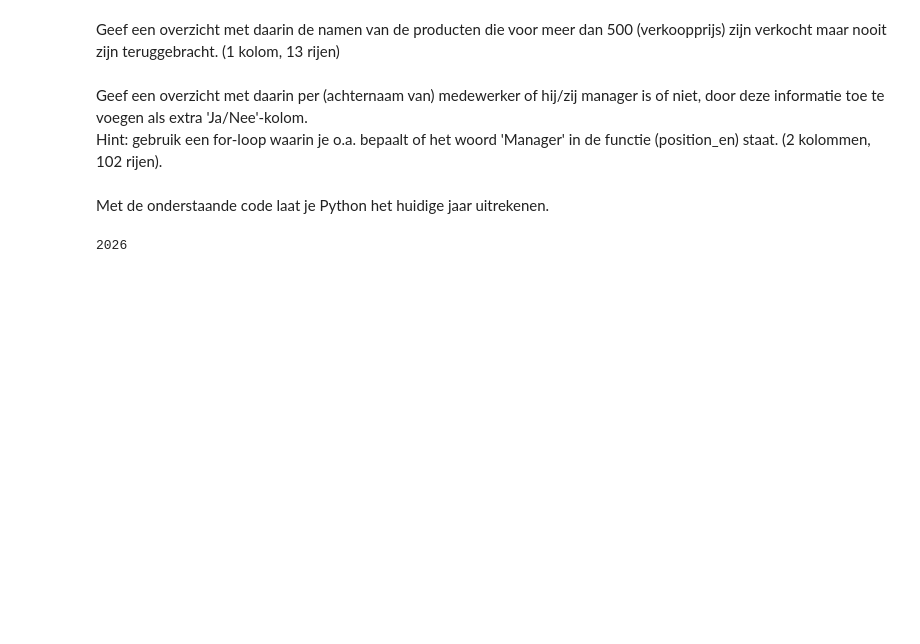
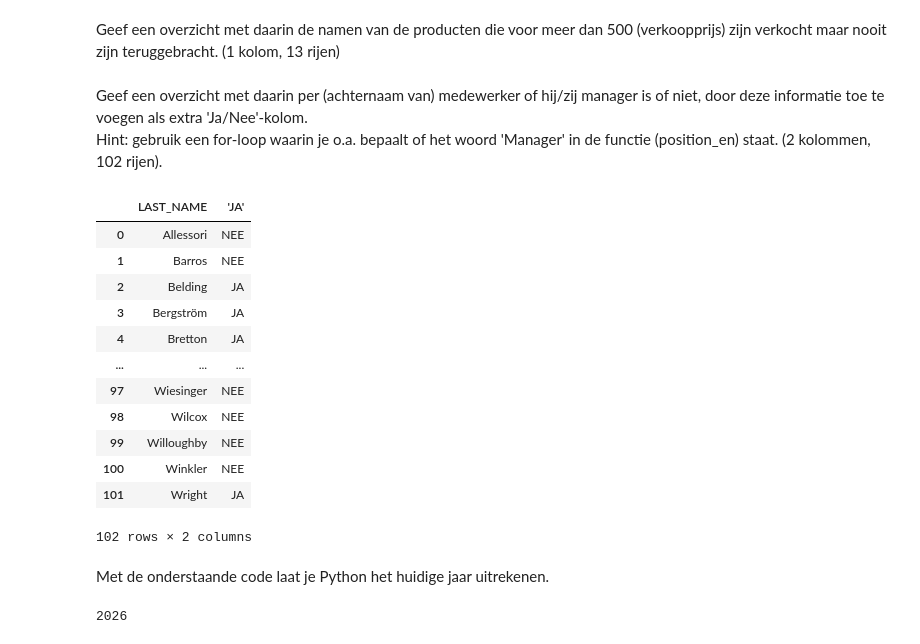
Before and after one commit to alex24106429/DEAI-Portfolio, a Jupyter notebook: week_1/werkcollege_2/Opdrachten_w1_wc2.ipynb, the cells around one changed output. Cells and saved outputs as stored; diff of their text form; code cells hidden in the pictures; blank space fills up the shorter version.

Commit message:
Overzicht achternaam medewerker manager of niet?

```diff
--- a/week_1/werkcollege_2/Opdrachten_w1_wc2.ipynb
+++ b/week_1/werkcollege_2/Opdrachten_w1_wc2.ipynb
@@ -496,6 +496,22 @@ Geef een overzicht met daarin de namen van de producten die voor meer dan 500 (v
 # %% [markdown]
 Geef een overzicht met daarin per (achternaam van) medewerker of hij/zij manager is of niet, door deze informatie toe te voegen als extra 'Ja/Nee'-kolom.<br>
 Hint: gebruik een for-loop waarin je o.a. bepaalt of het woord 'Manager' in de functie (position_en) staat. (2 kolommen, 102 rijen).
+# %%
+pd.read_sql_query("SELECT last_name, 'JA' FROM sales_staff WHERE position_en LIKE '%Manager%' UNION SELECT last_name, 'NEE' FROM sales_staff WHERE position_en NOT LIKE '%Manager%'", connection)
+# %% [output]
+|  | LAST_NAME | 'JA' |
+| 0 | Allessori | NEE |
+| 1 | Barros | NEE |
+| 2 | Belding | JA |
+| 3 | Bergström | JA |
+| 4 | Bretton | JA |
+| ... | ... | ... |
+| 97 | Wiesinger | NEE |
+| 98 | Wilcox | NEE |
+| 99 | Willoughby | NEE |
+| 100 | Winkler | NEE |
+| 101 | Wright | JA |
+102 rows × 2 columns
 # %% [markdown]
 Met de onderstaande code laat je Python het huidige jaar uitrekenen.
 # %%
```
